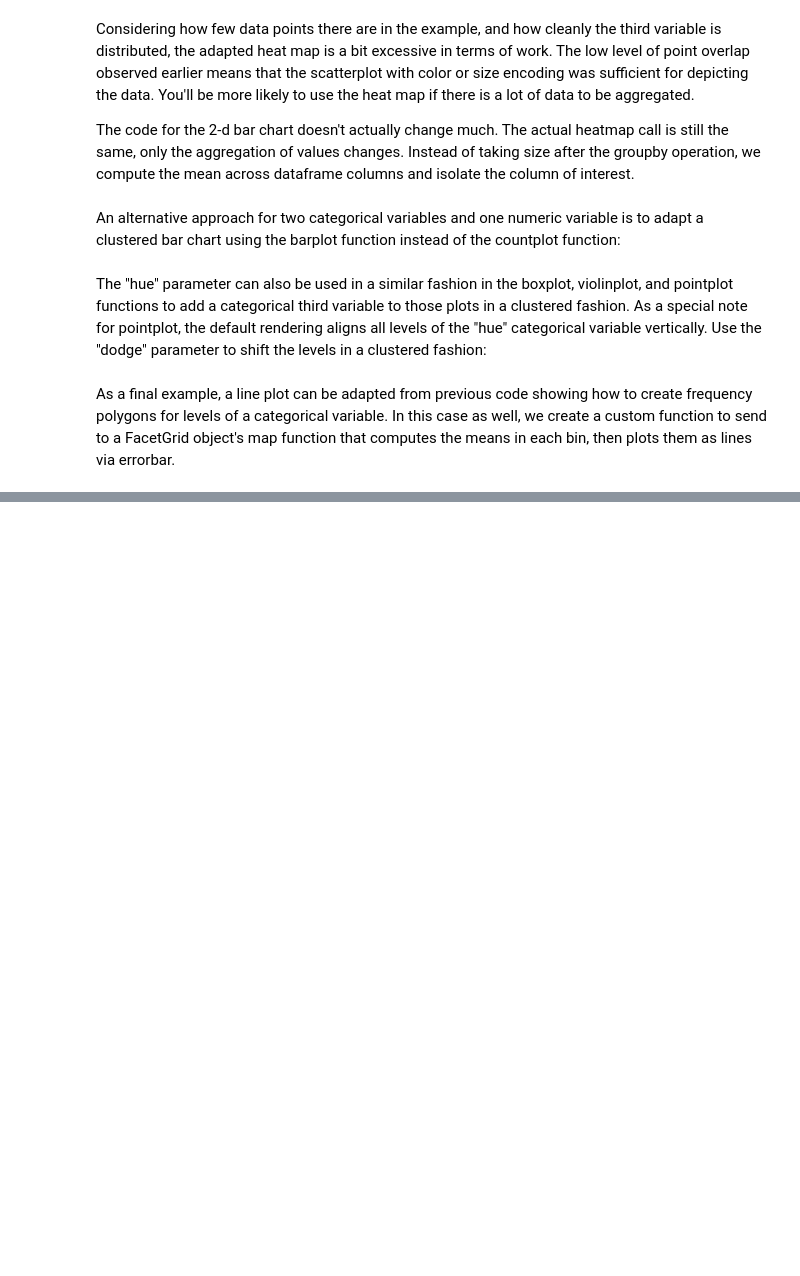
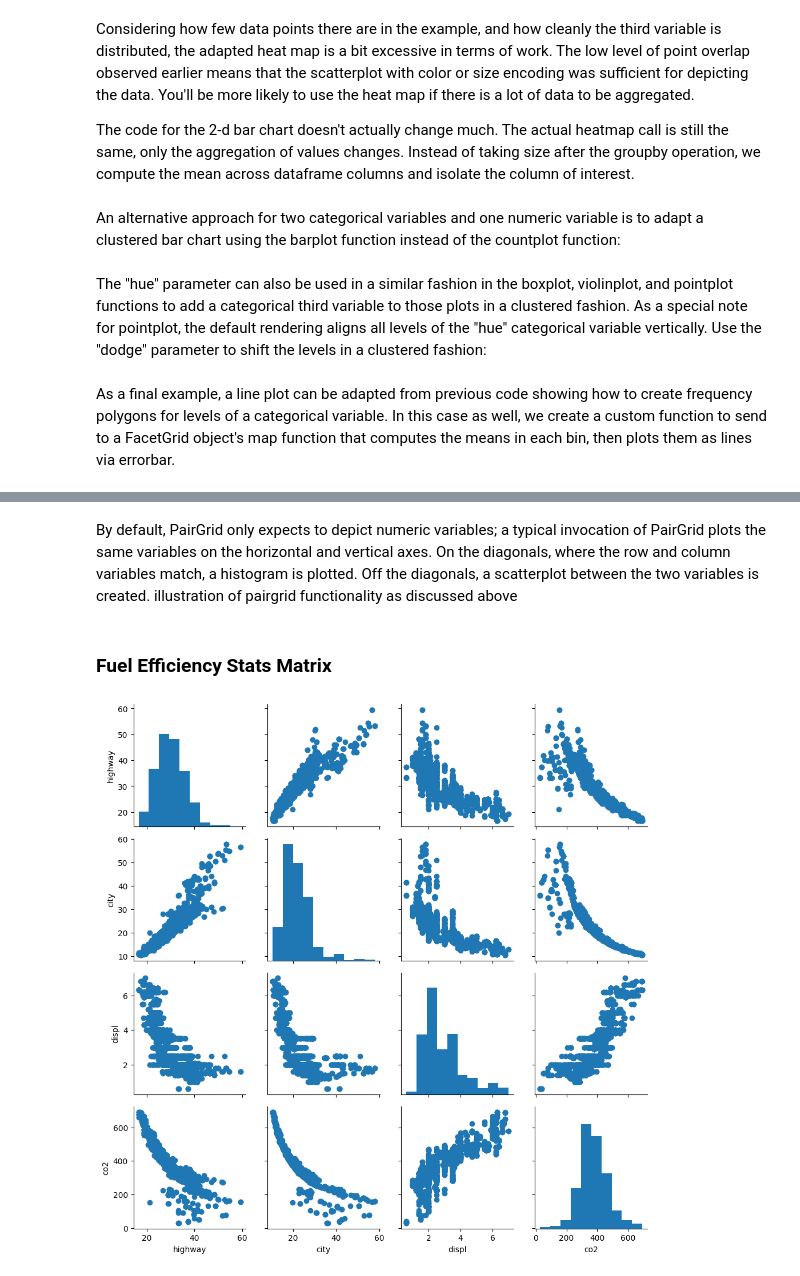
Before and after one commit to sondosaabed/Data-Visualization-with-Matplotlib-and-Seaborn, a Jupyter notebook: L5-Multivariate-Exploration-of-Data/L5-Multivariate-Exploration-of-Data.ipynb, the cells around one changed output, grey strips where cells are left out. Cells and saved outputs as stored; diff of their text form; code cells hidden in the pictures; blank space fills up the shorter version.

Commit message:
Add plot matrices lesson and code: heat map and scatter matrix

```diff
--- a/L5-Multivariate-Exploration-of-Data/L5-Multivariate-Exploration-of-Data.ipynb
+++ b/L5-Multivariate-Exploration-of-Data/L5-Multivariate-Exploration-of-Data.ipynb
@@ -362,0 +369,13 @@ g.add_legend()
+# %% [markdown]
+By default, PairGrid only expects to depict numeric variables; a typical invocation of PairGrid plots the same variables on the horizontal and vertical axes. On the diagonals, where the row and column variables match, a histogram is plotted. Off the diagonals, a scatterplot between the two variables is created.
+illustration of pairgrid functionality as discussed above
+# %% [markdown]
+### Fuel Efficiency Stats Matrix
+# %%
+# Plot Matrix: fuel efficiency stats
+stats = ['highway', 'city', 'displ', 'co2']
+g = sns.PairGrid(data=df, vars=stats);
+g.map_offdiag(plt.scatter);
+g.map_diag(plt.hist);
+# %% [output]
+[figure, added]
```
Also changed, not shown: parts of 4 cells of this notebook.
